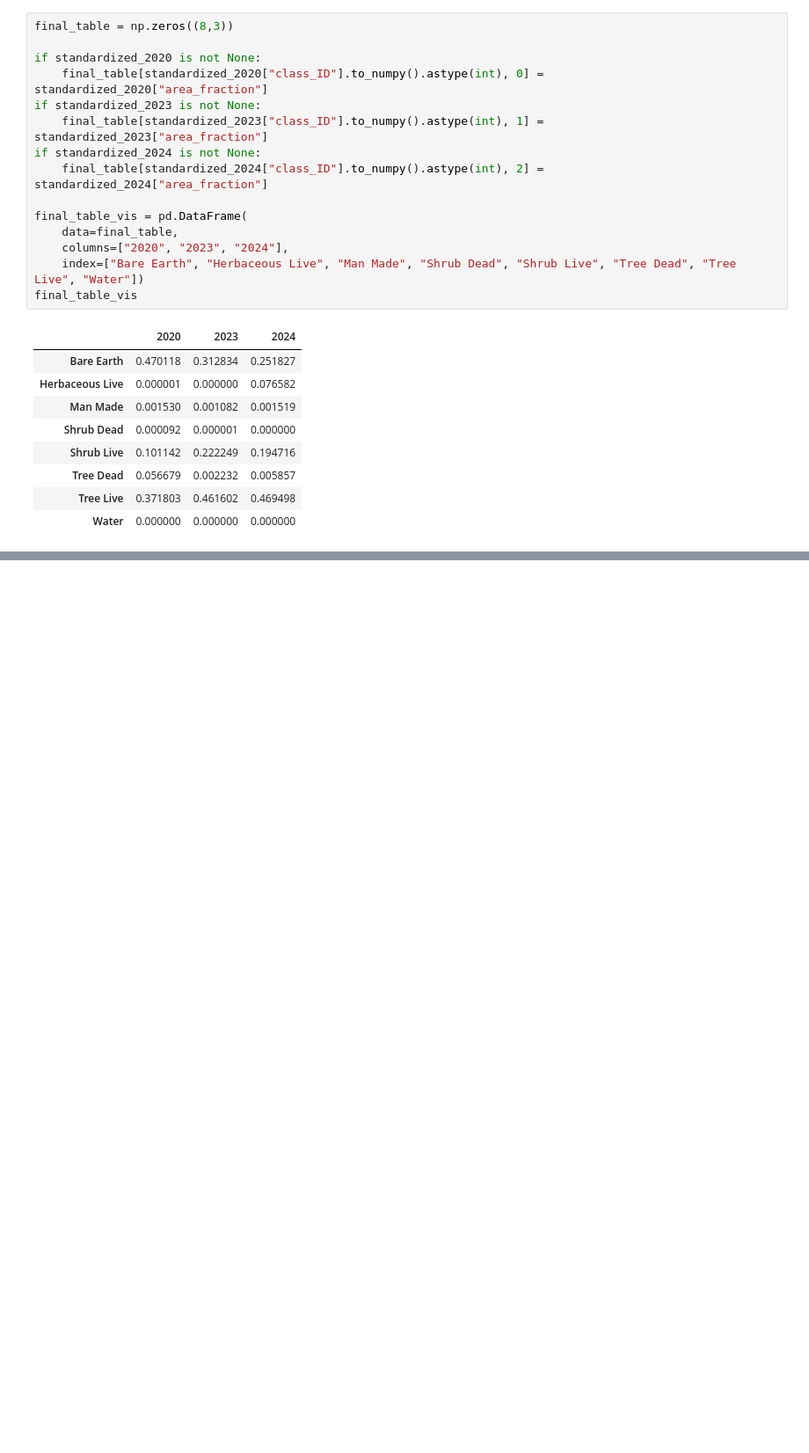
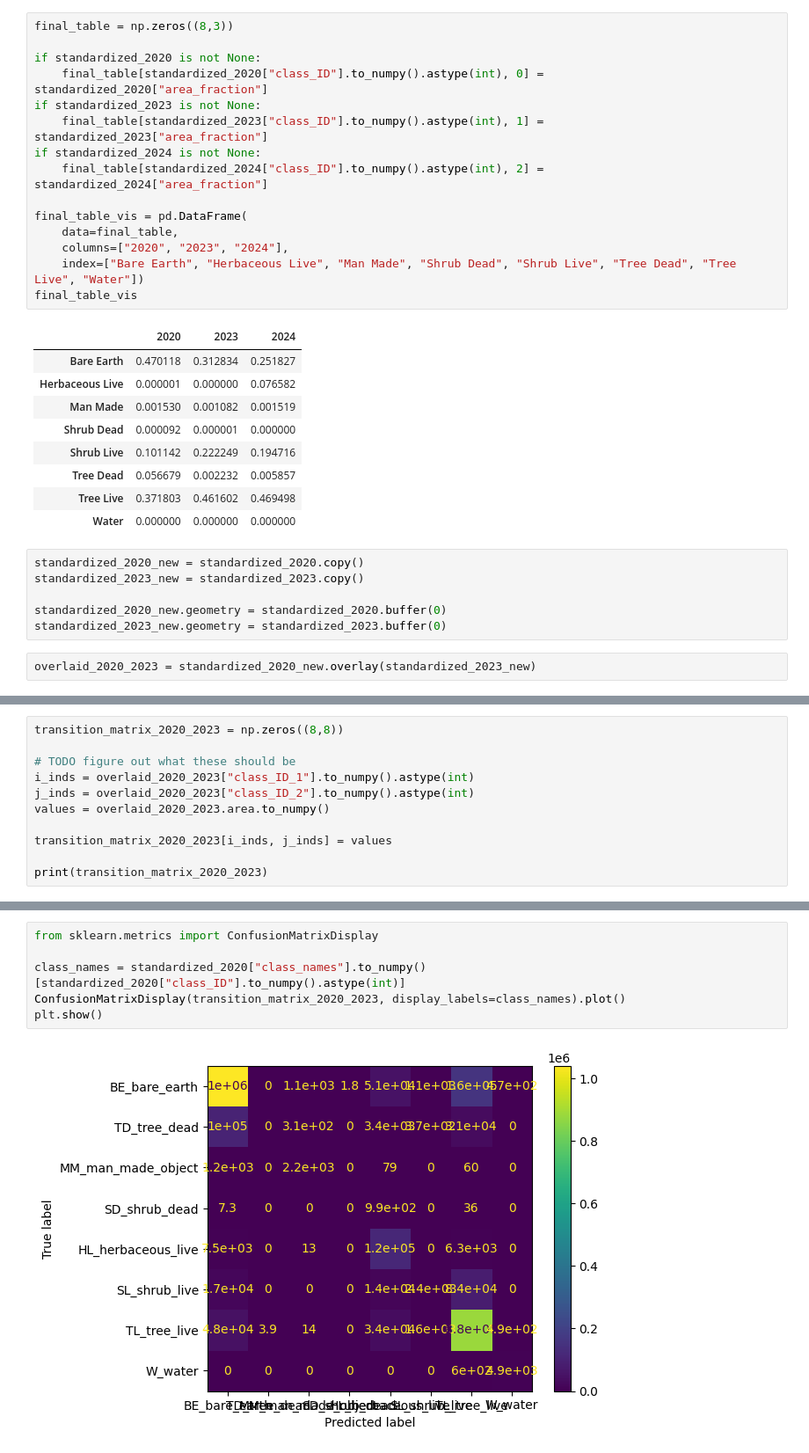
Before and after one commit to focal-lab/ucnrs-experiments, a Jupyter notebook: code/cover_change.ipynb, the cells around one changed output, grey strips where cells are left out. Shown at 88% size. Drawn from its saved outputs; the diff is of its cells as text; blank space fills up the shorter version.

```diff
--- a/code/cover_change.ipynb
+++ b/code/cover_change.ipynb
@@ -185,3 +190,11 @@ final_table_vis
 | Tree Dead | 0.056679 | 0.002232 | 0.005857 |
 | Tree Live | 0.371803 | 0.461602 | 0.469498 |
 | Water | 0.000000 | 0.000000 | 0.000000 |
+# %%
+standardized_2020_new = standardized_2020.copy()
+standardized_2023_new = standardized_2023.copy()
+
+standardized_2020_new.geometry = standardized_2020.buffer(0)
+standardized_2023_new.geometry = standardized_2023.buffer(0)
+# %%
+overlaid_2020_2023 = standardized_2020_new.overlay(standardized_2023_new)
@@ -187,0 +221,11 @@ final_table_vis
+# %%
+transition_matrix_2020_2023 = np.zeros((8,8))
+
+# TODO figure out what these should be
+i_inds = overlaid_2020_2023["class_ID_1"].to_numpy().astype(int)
+j_inds = overlaid_2020_2023["class_ID_2"].to_numpy().astype(int)
+values = overlaid_2020_2023.area.to_numpy()
+
+transition_matrix_2020_2023[i_inds, j_inds] = values
+
+print(transition_matrix_2020_2023)
@@ -187,0 +249,8 @@ final_table_vis
+# %%
+from sklearn.metrics import ConfusionMatrixDisplay
+
+class_names = standardized_2020["class_names"].to_numpy()[standardized_2020["class_ID"].to_numpy().astype(int)]
+ConfusionMatrixDisplay(transition_matrix_2020_2023, display_labels=class_names).plot()
+plt.show()
+# %% [output]
+[figure, added]
```
Also changed, not shown: parts of 6 cells of this notebook.
